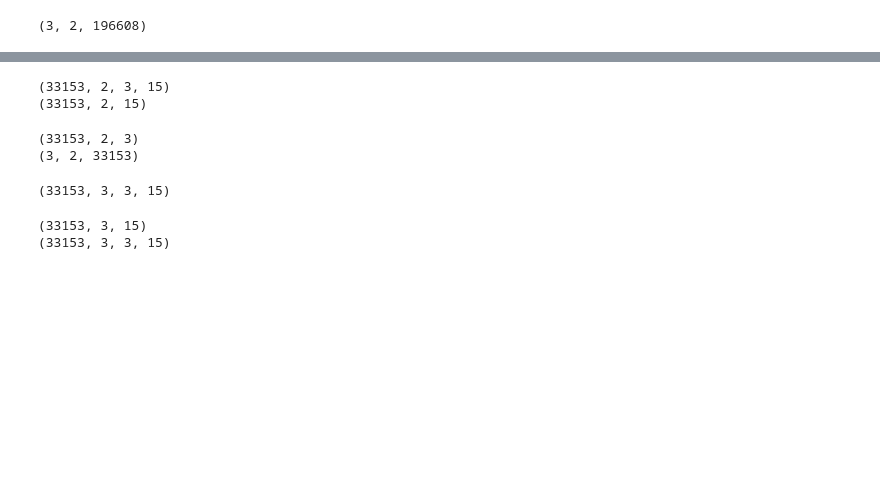
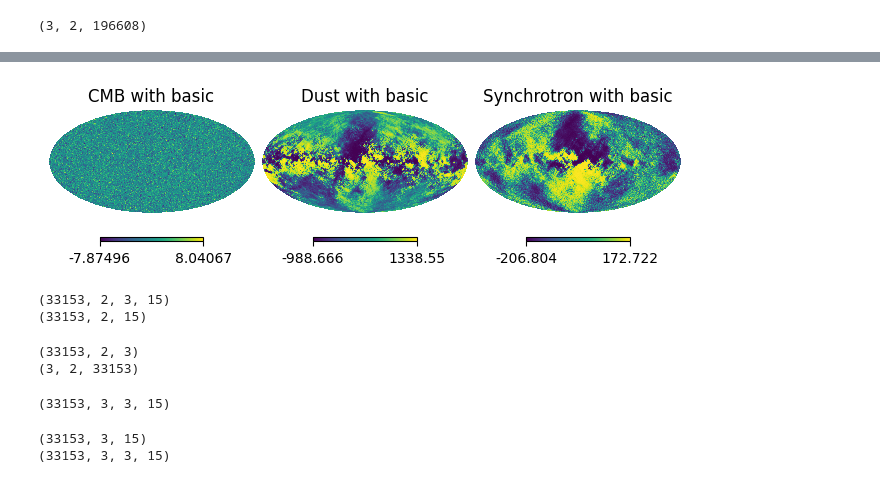
Before and after one commit to julientang/Stage3A, a Jupyter notebook: Beamless.ipynb, the cells around one changed output, grey strips where cells are left out. Saved outputs shown, nothing was run; the diff lists cells and outputs as text; code cells hidden in the pictures; blank space fills up the shorter version.

```diff
--- a/Beamless.ipynb
+++ b/Beamless.ipynb
@@ -385,10 +396,12 @@ hp.mollview(result_basic_noisy.s[0,1], title='$Q_{CMB,out}^{Basic}$', norm='hist
 # %%
-# hp.mollview(result_basic_noisy.s[0,1], title='CMB with basic', sub=(1,3,1))
-# hp.mollview(result_basic_noisy.s[1,1], title='Dust with basic', norm='hist', sub=(1,3,2))
-# hp.mollview(result_basic_noisy.s[2,1], title='Synchrotron with basic', norm='hist', sub=(1,3,3))
+hp.mollview(result_basic_noisy.s[0,1], title='CMB with basic', sub=(1,3,1))
+hp.mollview(result_basic_noisy.s[1,1], title='Dust with basic', norm='hist', sub=(1,3,2))
+hp.mollview(result_basic_noisy.s[2,1], title='Synchrotron with basic', norm='hist', sub=(1,3,3))
 # hp.mollview(result_harmonic_noisy.s[0,1], title='CMB without basic', sub=(1,3,1))
 # hp.mollview(result_harmonic_noisy.s[1,1], title='Dust without basic', norm='hist', sub=(1,3,2))
 # hp.mollview(result_harmonic_noisy.s[2,1], title='Synchrotron without basic', norm='hist', sub=(1,3,3))
+# %% [output]
+[figure, added]
 # %%
 def invN_l(instrument, window, lmax, real=True):
     # Check if window is a NumPy array
```
Also changed, not shown: parts of 20 cells of this notebook.
